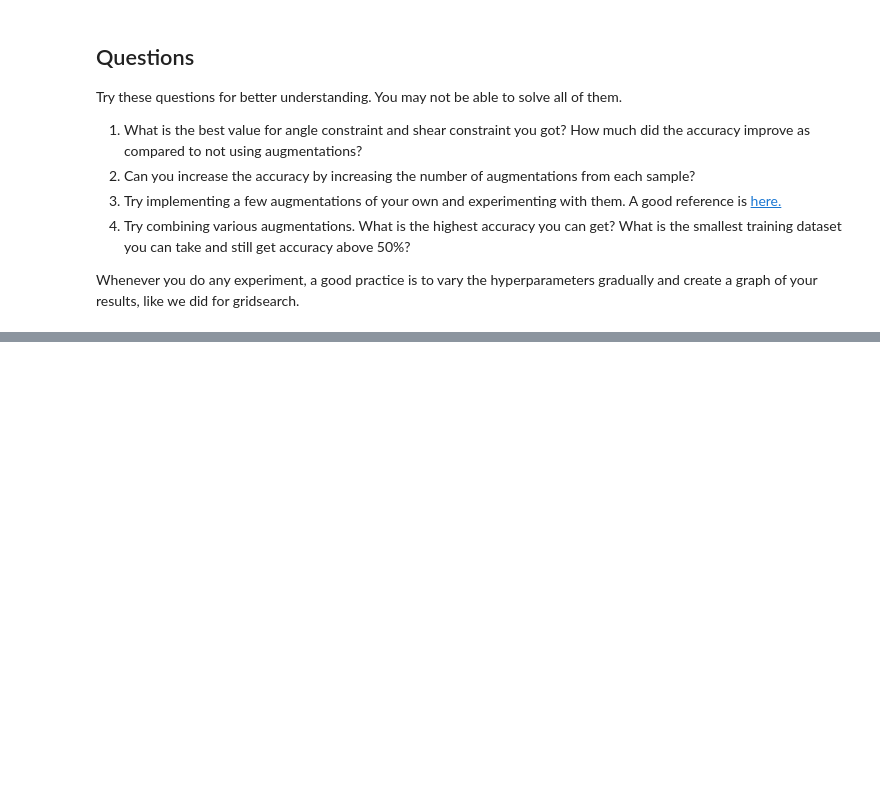
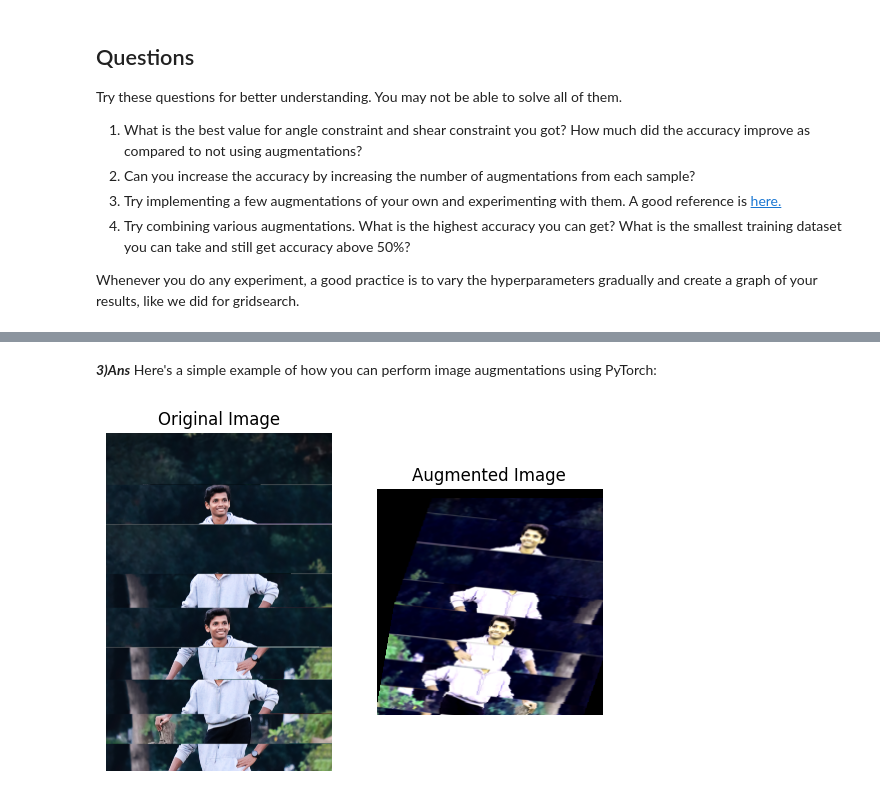
Before and after one commit to ganeshyarramsetti22/Ganeshyarramsetti2244, a Jupyter notebook: Module_01_Lab_03_Augmentation.ipynb, the cells around one changed output, grey strips where cells are left out. Cells and saved outputs as stored; diff of their text form; code cells hidden in the pictures; blank space fills up the shorter version.

```diff
--- a/Module_01_Lab_03_Augmentation.ipynb
+++ b/Module_01_Lab_03_Augmentation.ipynb
@@ -366,0 +393,44 @@ Keep iterating until you reach desired accuracy and dataset size.
+# %% [markdown]
+***3)Ans***
+ Here's a simple example of how you can perform image augmentations using PyTorch:
+# %%
+import torch
+import torchvision
+from torchvision import transforms
+from PIL import Image
+import matplotlib.pyplot as plt
+
+# Define a sample image path
+image_path = '/content/IMG_4791.jpg'  # Replace with the path to your own image
+
+# Load the image using PIL
+image = Image.open(image_path)
+
+# Define a series of image augmentations using torchvision transforms
+# You can customize these transforms as needed
+transform = transforms.Compose([
+    transforms.RandomHorizontalFlip(p=0.5),  # Randomly flip the image horizontally with a probability of 0.5
+    transforms.RandomRotation(degrees=(-10, 10)),  # Randomly rotate the image between -10 and 10 degrees
+    transforms.ColorJitter(brightness=0.2, contrast=0.2, saturation=0.2, hue=0.1),  # Adjust color
+    transforms.RandomResizedCrop(size=(224, 224), scale=(0.8, 1.0)),  # Randomly crop and resize the image
+    transforms.RandomAffine(degrees=0, translate=(0.1, 0.1), shear=10),  # Random affine transformation
+    transforms.RandomVerticalFlip(p=0.5),  # Randomly flip the image vertically with a probability of 0.5
+])
+
+# Apply the defined transformations to the image
+augmented_image = transform(image)
+
+# Display the original and augmented images side by side for comparison
+plt.subplot(1, 2, 1)
+plt.title("Original Image")
+plt.imshow(image)
+plt.axis('off')
+
+plt.subplot(1, 2, 2)
+plt.title("Augmented Image")
+plt.imshow(augmented_image)
+plt.axis('off')
+
+plt.show()
+# %% [output]
+[figure, added]
```
Also changed, not shown: parts of 21 cells of this notebook.
